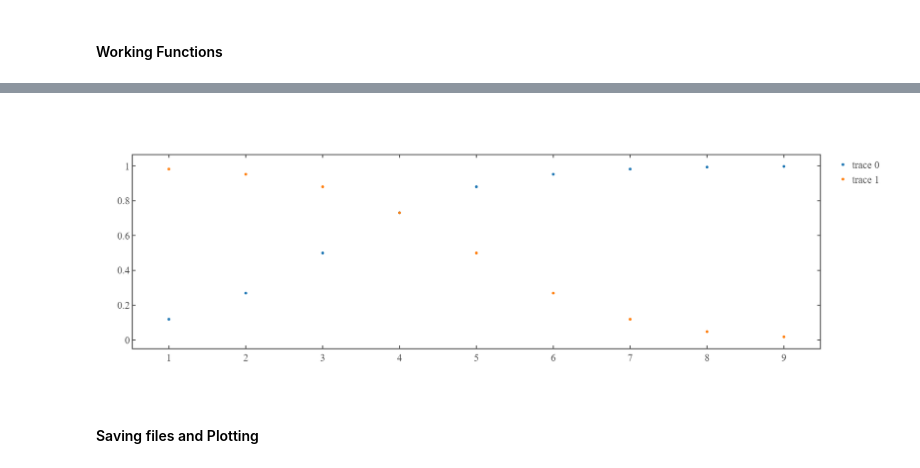
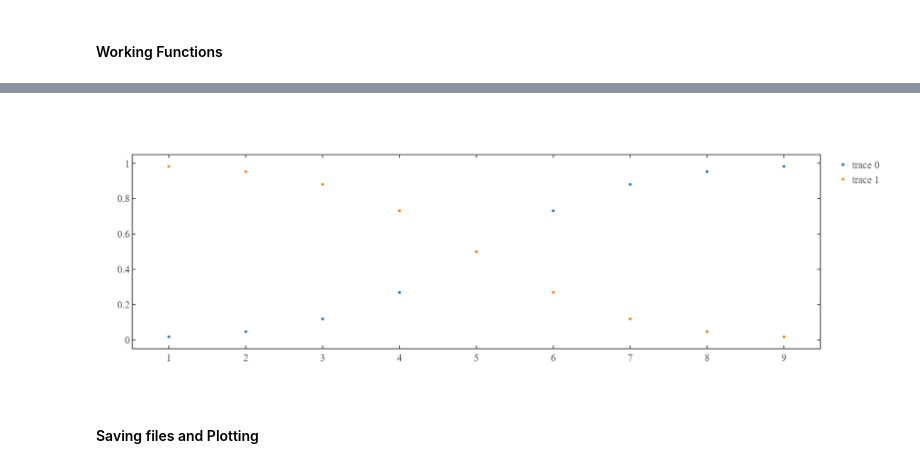
Before and after one commit to ghoshatanu857/Instrument_Automation, a Jupyter notebook: Experimental_Applications/T1_measurements.ipynb, the cells around one changed output, grey strips where cells are left out. Saved outputs shown, nothing was run; the diff lists cells and outputs as text; code cells hidden in the pictures.

```diff
--- a/Experimental_Applications/T1_measurements.ipynb
+++ b/Experimental_Applications/T1_measurements.ipynb
@@ -989,16 +989,16 @@ def inverse_sigmoid(x,x0):
     return 1/(1+np.exp((x-x0)))
 # %%
 arr = np.arange(1,10)
-sig = sigmoid(arr,3)
+sig = sigmoid(arr,5)
 inv_sig = inverse_sigmoid(arr,5)
 
 fig = go.Figure()
 fig.add_scatter(x=arr,y=sig,mode='markers' )
 fig.add_scatter(x=arr,y=inv_sig,mode='markers' )
 fig.update_layout(template = fig_template,width=800,height=600)
 fig.show()
 # %% [output]
-[figure, old version]
+[figure, new version]
 # %%
 # # For Lifetime Measurement
 
```
Also changed, not shown: parts of 2 cells of this notebook, 7 other files.
